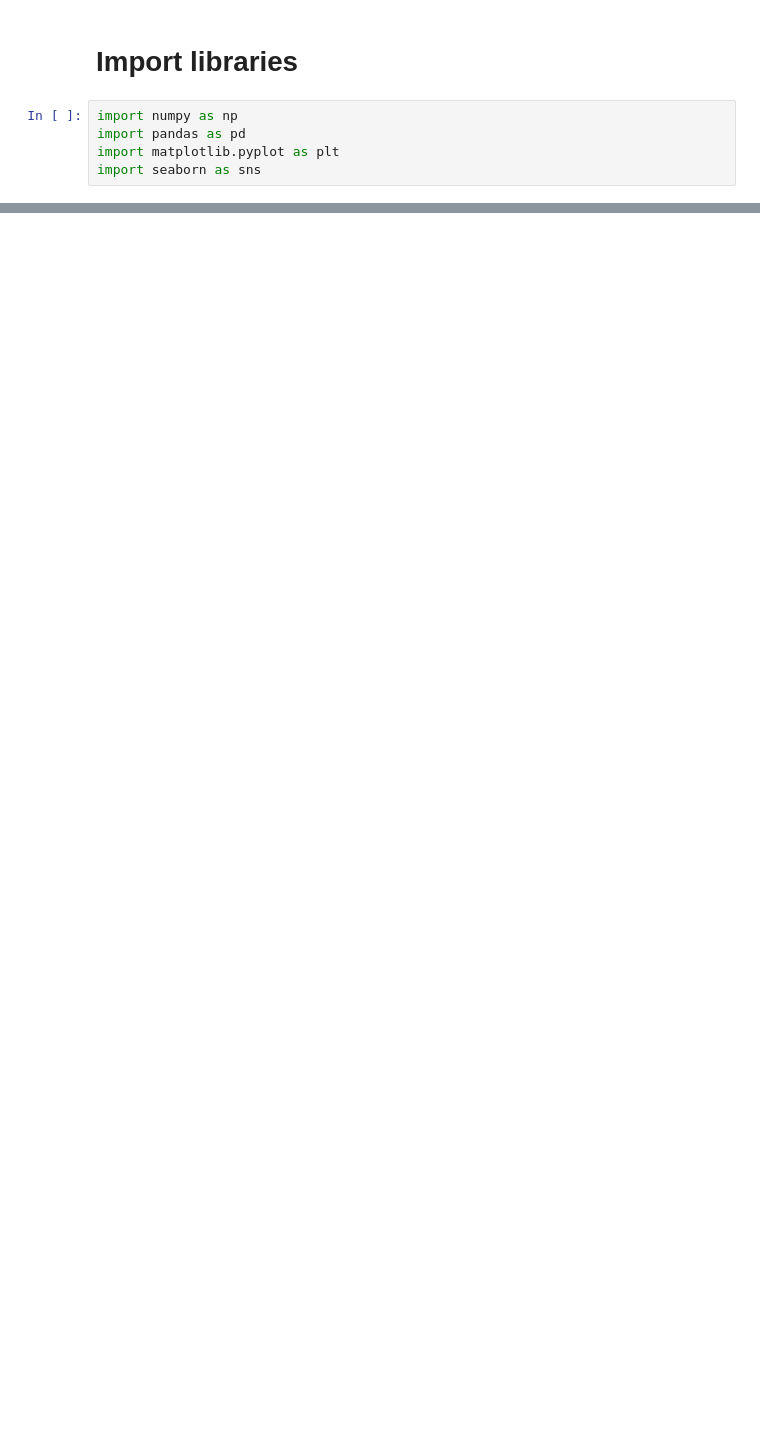
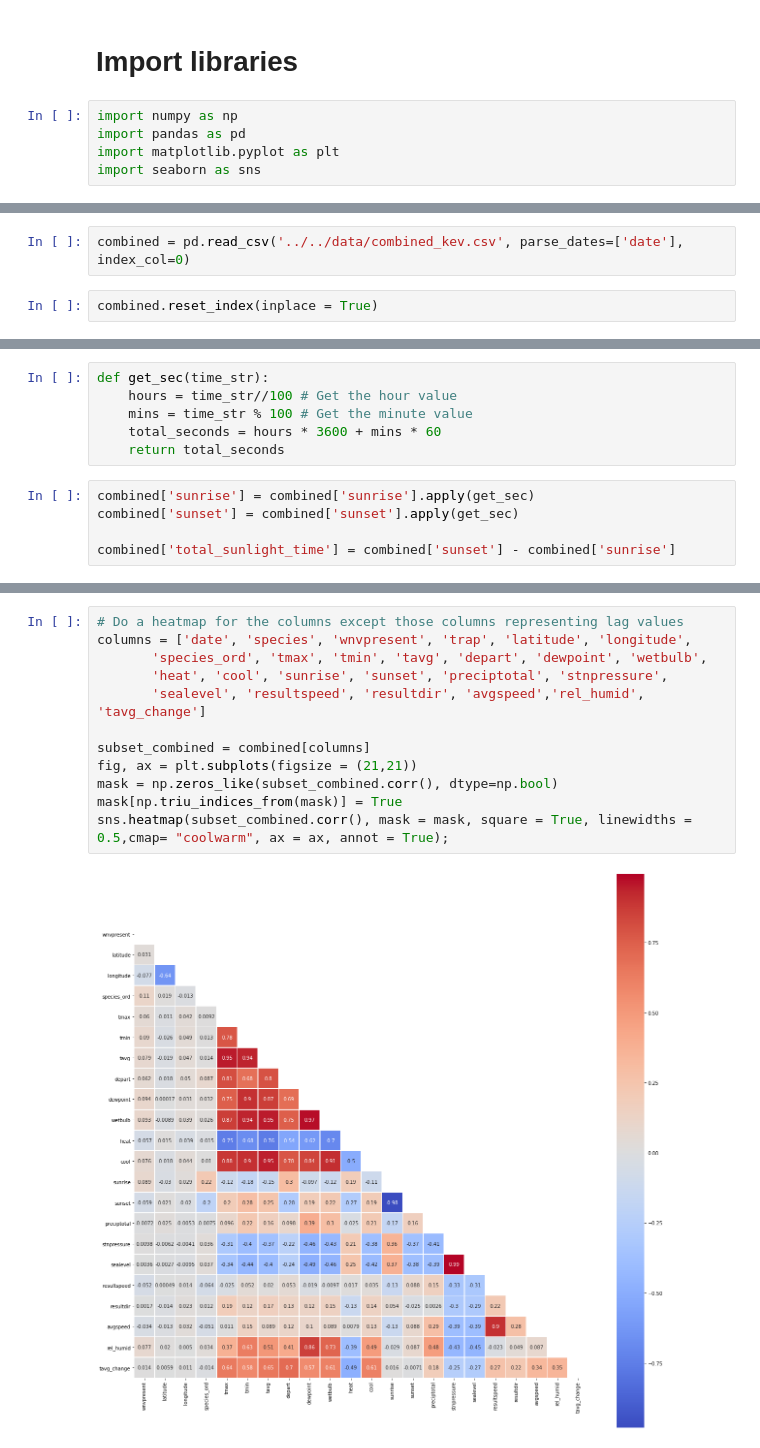
Before and after one commit to kevwee-lab/G.A-Project-4, a Jupyter notebook: working-folder/Zhi Qiang/ModellingCombined.ipynb, the cells around one changed output, grey strips where cells are left out. Cells and saved outputs as stored; diff of their text form; blank space fills up the shorter version.

```diff
--- a/working-folder/Zhi Qiang/ModellingCombined.ipynb
+++ b/working-folder/Zhi Qiang/ModellingCombined.ipynb
@@ -49,0 +10,4 @@ Create week of year column
+# %%
+combined = pd.read_csv('../../data/combined_kev.csv', parse_dates=['date'], index_col=0)
+# %%
+combined.reset_index(inplace = True)
@@ -49,0 +81,11 @@ Create week of year column
+# %%
+def get_sec(time_str):
+    hours = time_str//100 # Get the hour value
+    mins = time_str % 100 # Get the minute value
+    total_seconds = hours * 3600 + mins * 60
+    return total_seconds
+# %%
+combined['sunrise'] = combined['sunrise'].apply(get_sec)
+combined['sunset'] = combined['sunset'].apply(get_sec)
+
+combined['total_sunlight_time'] = combined['sunset'] - combined['sunrise']
@@ -49,0 +110,14 @@ Create week of year column
+# %%
+# Do a heatmap for the columns except those columns representing lag values
+columns = ['date', 'species', 'wnvpresent', 'trap', 'latitude', 'longitude',
+       'species_ord', 'tmax', 'tmin', 'tavg', 'depart', 'dewpoint', 'wetbulb',
+       'heat', 'cool', 'sunrise', 'sunset', 'preciptotal', 'stnpressure',
+       'sealevel', 'resultspeed', 'resultdir', 'avgspeed','rel_humid', 'tavg_change']
+
+subset_combined = combined[columns]
+fig, ax = plt.subplots(figsize = (21,21))
+mask = np.zeros_like(subset_combined.corr(), dtype=np.bool)
+mask[np.triu_indices_from(mask)] = True
+sns.heatmap(subset_combined.corr(), mask = mask, square = True, linewidths = 0.5,cmap= "coolwarm", ax = ax, annot = True);
+# %% [output]
+[figure, added]
```
Also changed, not shown: parts of 51 cells of this notebook, 2 other files.
